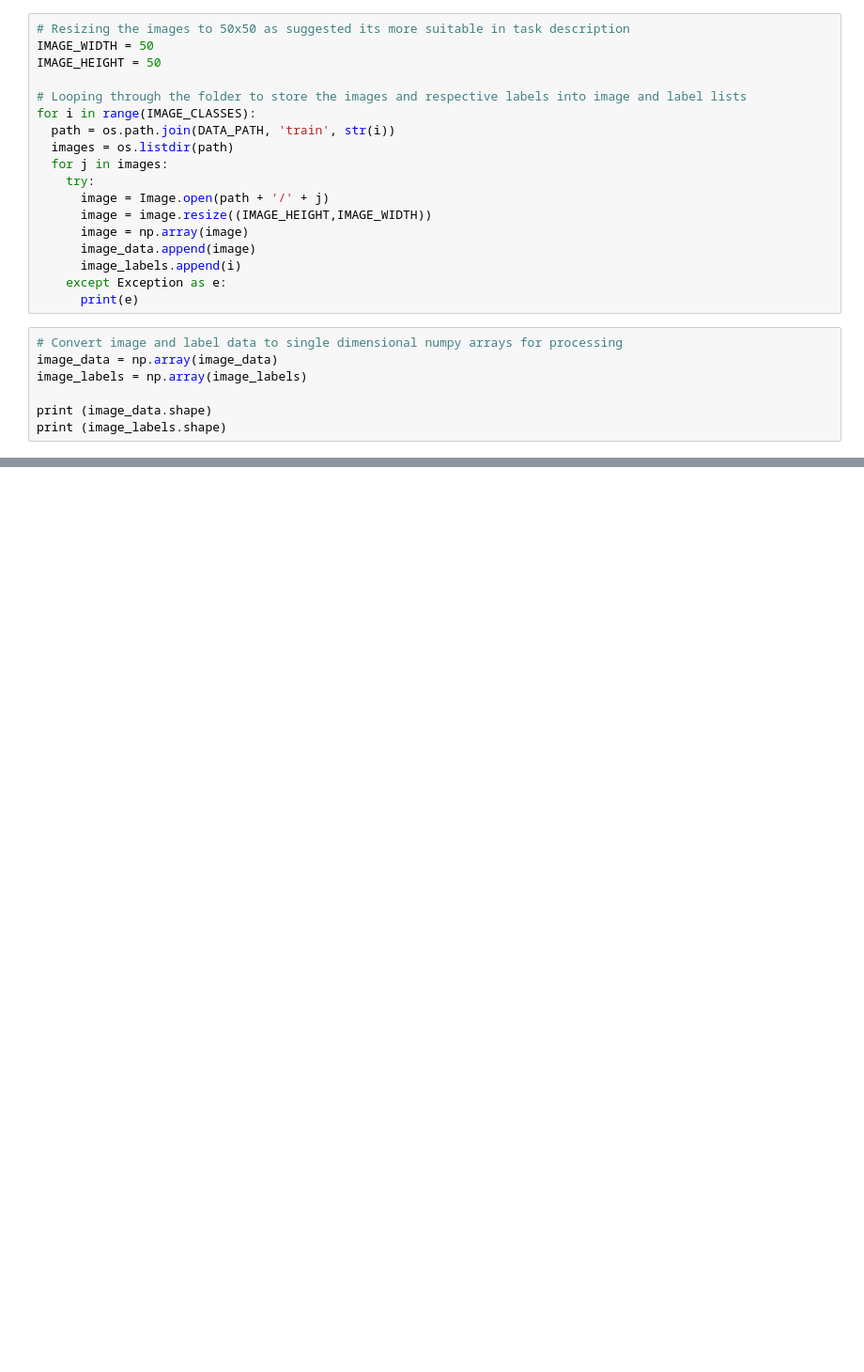
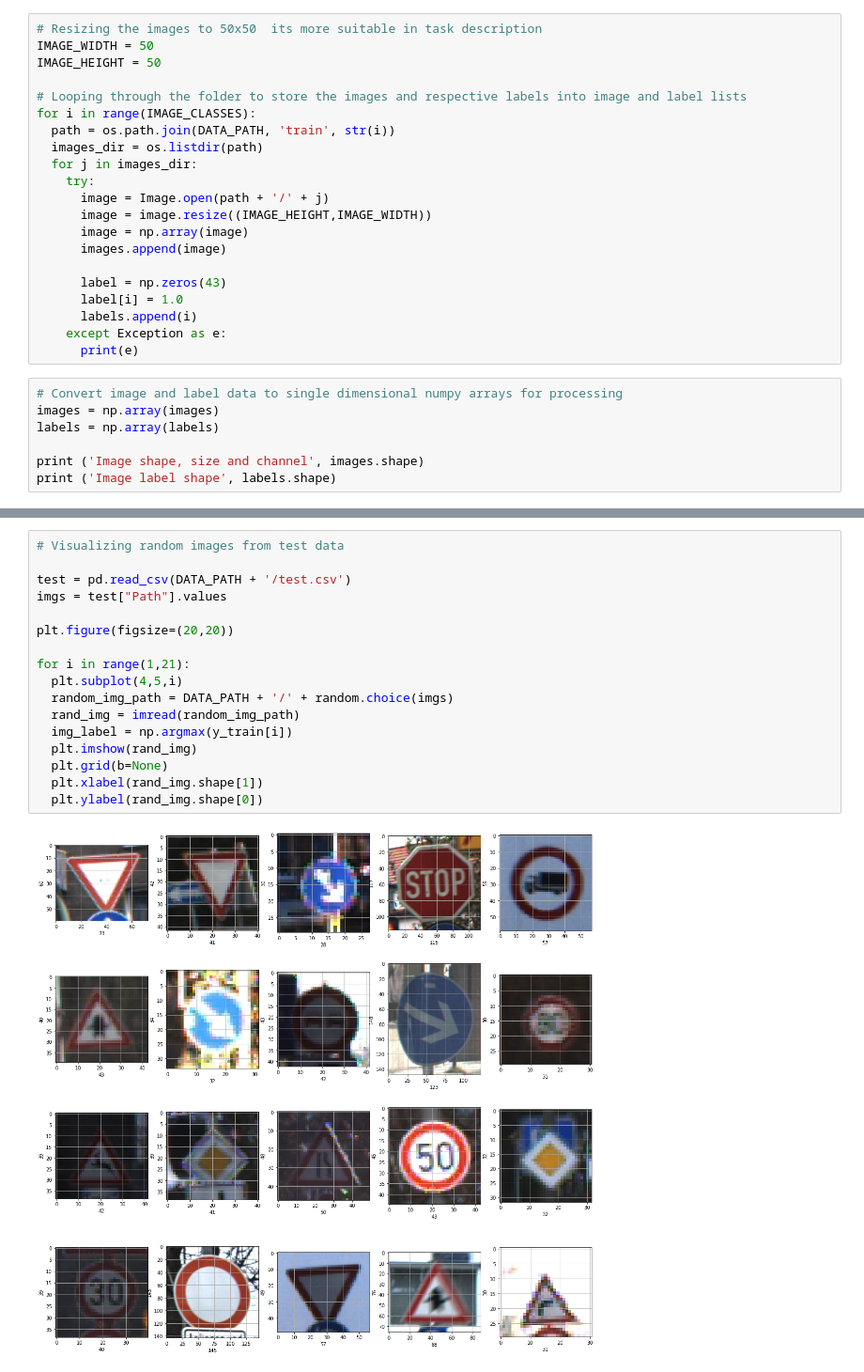
Before and after one commit to waleCloud/espy_road_signs, a Jupyter notebook: traffic_signs.ipynb, the cells around one changed output, grey strips where cells are left out. Shown at 94% size. Saved outputs shown, nothing was run; the diff lists cells and outputs as text; blank space fills up the shorter version.

Commit message:
test dir and evaluation

```diff
--- a/traffic_signs.ipynb
+++ b/traffic_signs.ipynb
@@ -15,26 +82,29 @@ DATA_PATH = './trafficsigns'
 # %%
-# Resizing the images to 50x50 as suggested its more suitable in task description
+# Resizing the images to 50x50  its more suitable in task description
 IMAGE_WIDTH = 50
 IMAGE_HEIGHT = 50
 
 # Looping through the folder to store the images and respective labels into image and label lists
 for i in range(IMAGE_CLASSES):
   path = os.path.join(DATA_PATH, 'train', str(i))
-  images = os.listdir(path)
-  for j in images:
+  images_dir = os.listdir(path)
+  for j in images_dir:
     try:
       image = Image.open(path + '/' + j)
       image = image.resize((IMAGE_HEIGHT,IMAGE_WIDTH))
       image = np.array(image)
-      image_data.append(image)
-      image_labels.append(i)
+      images.append(image)
+
+      label = np.zeros(43)
+      label[i] = 1.0
+      labels.append(i)
     except Exception as e:
       print(e)
 # %%
 # Convert image and label data to single dimensional numpy arrays for processing
-image_data = np.array(image_data)
-image_labels = np.array(image_labels)
+images = np.array(images)
+labels = np.array(labels)
 
-print (image_data.shape)
-print (image_labels.shape)
+print ('Image shape, size and channel', images.shape)
+print ('Image label shape', labels.shape)
 # %% [output]
@@ -60,3 +142,22 @@ print(X_train.shape, X_test.shape, y_train.shape, y_test.shape)
+# %%
+# Visualizing random images from test data
+
+test = pd.read_csv(DATA_PATH + '/test.csv')
+imgs = test["Path"].values
+
+plt.figure(figsize=(20,20))
+
+for i in range(1,21):
+  plt.subplot(4,5,i)
+  random_img_path = DATA_PATH + '/' + random.choice(imgs)
+  rand_img = imread(random_img_path)
+  img_label = np.argmax(y_train[i])
+  plt.imshow(rand_img)
+  plt.grid(b=None)
+  plt.xlabel(rand_img.shape[1])
+  plt.ylabel(rand_img.shape[0])
+# %% [output]
+[figure, added]
 # %%
 # Change labels to one hot encoding to make sure a value if larger than the other so it create a binary represnetation of values to improve accurracy.
 
```
Also changed, not shown: parts of 33 cells of this notebook.
